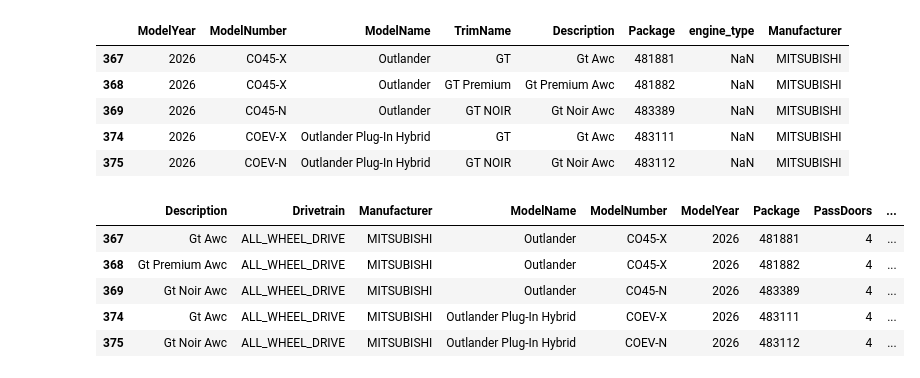
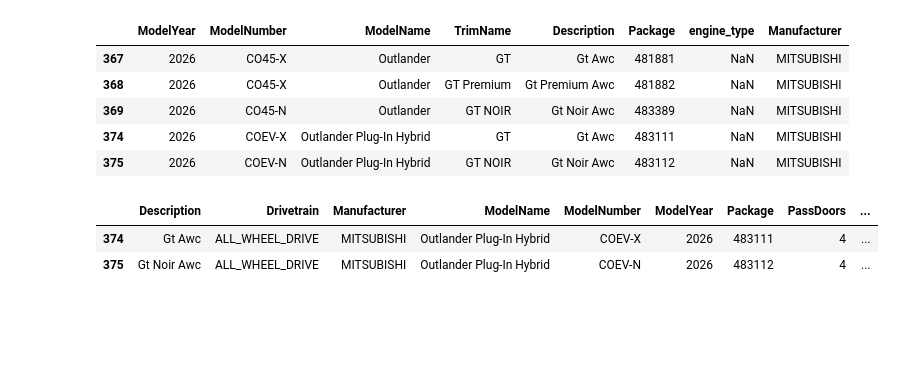
Before and after one commit to MeliPax/OEM_Accessories_v1, a Jupyter notebook: accy_v2/model_lookup/veh_model_service.ipynb, the cells around one changed output. Saved outputs shown, nothing was run; the diff lists cells and outputs as text; code cells hidden in the pictures; blank space fills up the shorter version.

```diff
--- a/accy_v2/model_lookup/veh_model_service.ipynb
+++ b/accy_v2/model_lookup/veh_model_service.ipynb
@@ -475,14 +473,11 @@ mitsubishi_df[
 # %%
 make = "mitsubishi"
 year = 2026
-keywords = ['outlander', 'gt', 's-awc']
+keywords = ['outlander', 'gt', 'phev']
 
 
 search_models_by_description(make, year, keywords)
 # %% [output]
 |  | Description | Drivetrain | Manufacturer | ModelName | ModelNumber | ModelYear | Package | PassDoors | ... |
-| 367 | Gt Awc | ALL_WHEEL_DRIVE | MITSUBISHI | Outlander | CO45-X | 2026 | 481881 | 4 | ... |
-| 368 | Gt Premium Awc | ALL_WHEEL_DRIVE | MITSUBISHI | Outlander | CO45-X | 2026 | 481882 | 4 | ... |
-| 369 | Gt Noir Awc | ALL_WHEEL_DRIVE | MITSUBISHI | Outlander | CO45-N | 2026 | 483389 | 4 | ... |
 | 374 | Gt Awc | ALL_WHEEL_DRIVE | MITSUBISHI | Outlander Plug-In Hybrid | COEV-X | 2026 | 483111 | 4 | ... |
 | 375 | Gt Noir Awc | ALL_WHEEL_DRIVE | MITSUBISHI | Outlander Plug-In Hybrid | COEV-N | 2026 | 483112 | 4 | ... |
```
Also changed, not shown: parts of 1 cell of this notebook.
